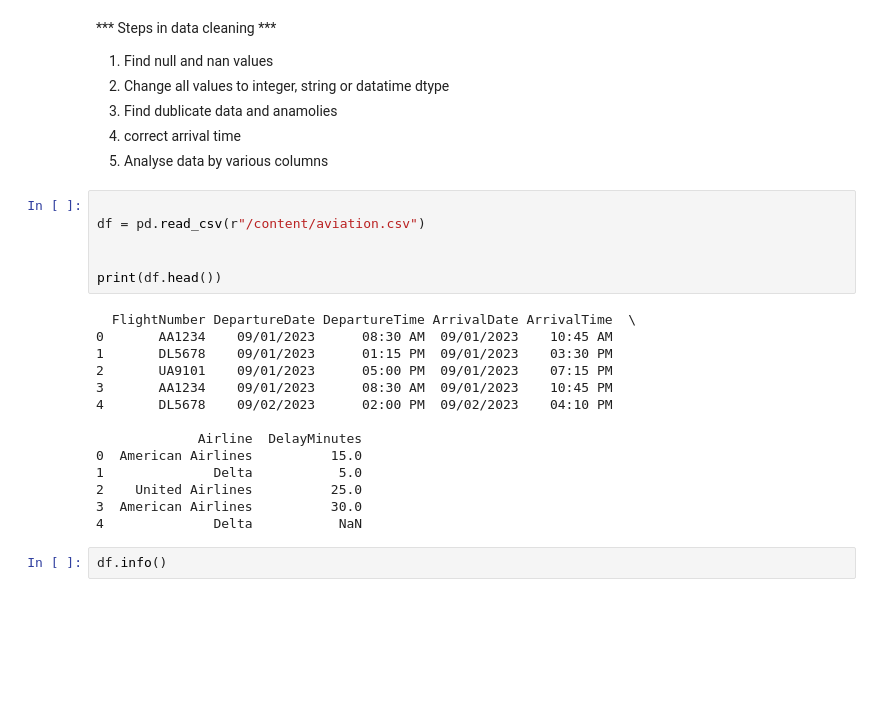
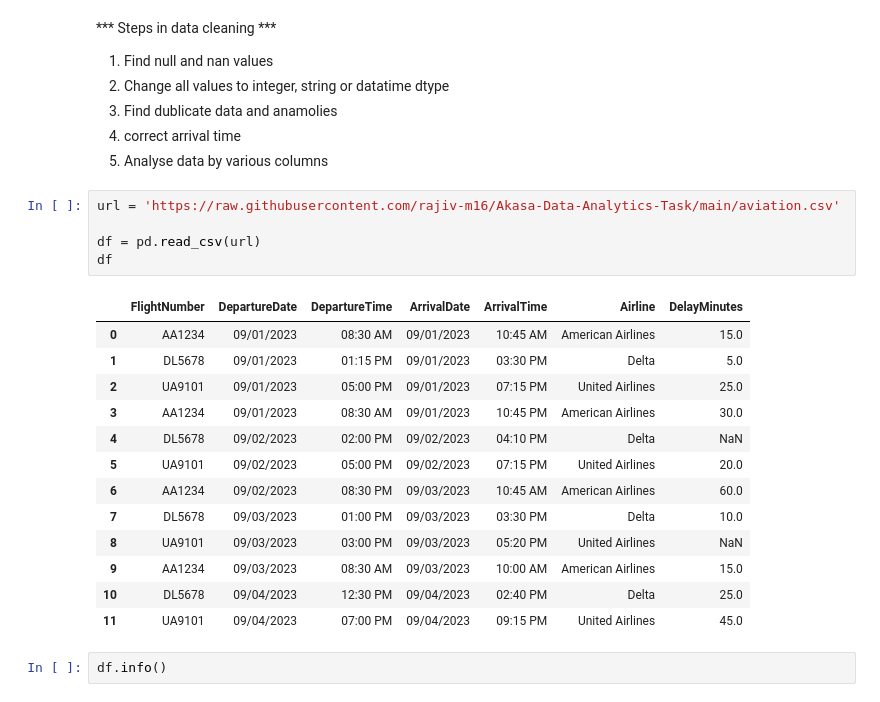
Before and after one commit to rajiv-m16/Akasa-Data-Analytics-Task, a Jupyter notebook: akasa_aviation.ipynb, the cells around one changed output. Drawn from its saved outputs; the diff is of its cells as text; blank space fills up the shorter version.

```diff
--- a/akasa_aviation.ipynb
+++ b/akasa_aviation.ipynb
@@ -30,26 +30,25 @@ import sqlite3
 3.   Find dublicate data and anamolies
 4.  correct arrival time
 5.  Analyse data by various columns
-# %%
-
-df = pd.read_csv(r"/content/aviation.csv")
-
-
-print(df.head())
-# %% [output]
-  FlightNumber DepartureDate DepartureTime ArrivalDate ArrivalTime  \
-0       AA1234    09/01/2023      08:30 AM  09/01/2023    10:45 AM
-1       DL5678    09/01/2023      01:15 PM  09/01/2023    03:30 PM
-2       UA9101    09/01/2023      05:00 PM  09/01/2023    07:15 PM
-3       AA1234    09/01/2023      08:30 AM  09/01/2023    10:45 PM
-4       DL5678    09/02/2023      02:00 PM  09/02/2023    04:10 PM
-
-             Airline  DelayMinutes
-0  American Airlines          15.0
-1              Delta           5.0
-2    United Airlines          25.0
-3  American Airlines          30.0
-4              Delta           NaN
+# %%
+url = 'https://raw.githubusercontent.com/rajiv-m16/Akasa-Data-Analytics-Task/main/aviation.csv'
+
+df = pd.read_csv(url)
+df
+# %% [output]
+|  | FlightNumber | DepartureDate | DepartureTime | ArrivalDate | ArrivalTime | Airline | DelayMinutes |
+| 0 | AA1234 | 09/01/2023 | 08:30 AM | 09/01/2023 | 10:45 AM | American Airlines | 15.0 |
+| 1 | DL5678 | 09/01/2023 | 01:15 PM | 09/01/2023 | 03:30 PM | Delta | 5.0 |
+| 2 | UA9101 | 09/01/2023 | 05:00 PM | 09/01/2023 | 07:15 PM | United Airlines | 25.0 |
+| 3 | AA1234 | 09/01/2023 | 08:30 AM | 09/01/2023 | 10:45 PM | American Airlines | 30.0 |
+| 4 | DL5678 | 09/02/2023 | 02:00 PM | 09/02/2023 | 04:10 PM | Delta | NaN |
+| 5 | UA9101 | 09/02/2023 | 05:00 PM | 09/02/2023 | 07:15 PM | United Airlines | 20.0 |
+| 6 | AA1234 | 09/02/2023 | 08:30 PM | 09/03/2023 | 10:45 AM | American Airlines | 60.0 |
+| 7 | DL5678 | 09/03/2023 | 01:00 PM | 09/03/2023 | 03:30 PM | Delta | 10.0 |
+| 8 | UA9101 | 09/03/2023 | 03:00 PM | 09/03/2023 | 05:20 PM | United Airlines | NaN |
+| 9 | AA1234 | 09/03/2023 | 08:30 AM | 09/03/2023 | 10:00 AM | American Airlines | 15.0 |
+| 10 | DL5678 | 09/04/2023 | 12:30 PM | 09/04/2023 | 02:40 PM | Delta | 25.0 |
+| 11 | UA9101 | 09/04/2023 | 07:00 PM | 09/04/2023 | 09:15 PM | United Airlines | 45.0 |
 # %%
 df.info()
 # %% [output]
```
Also changed, not shown: parts of 5 cells of this notebook.
